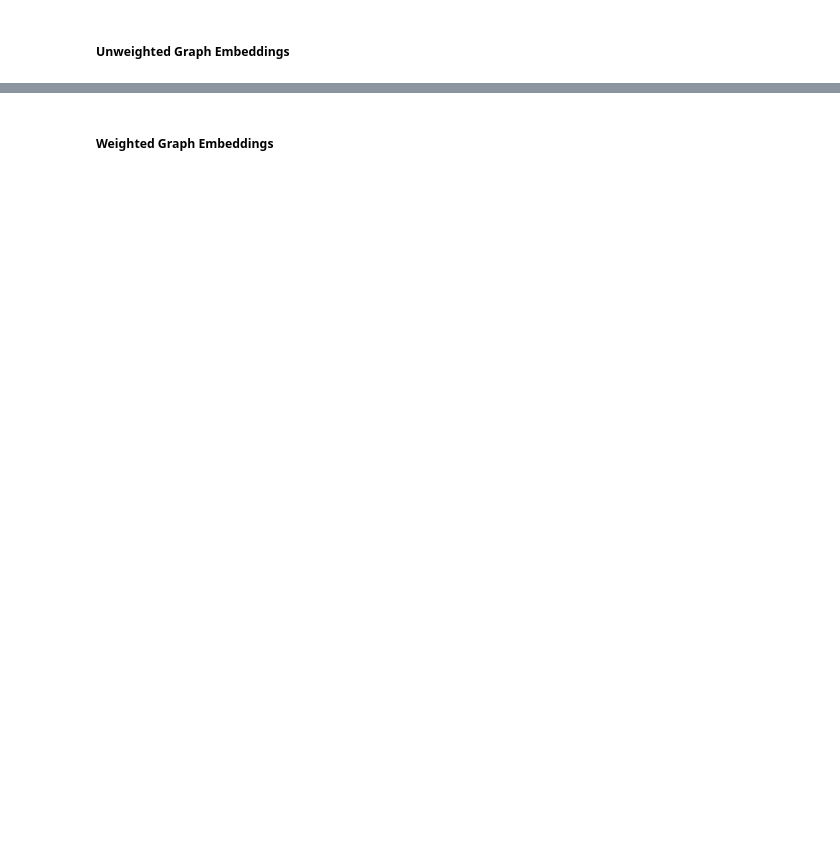
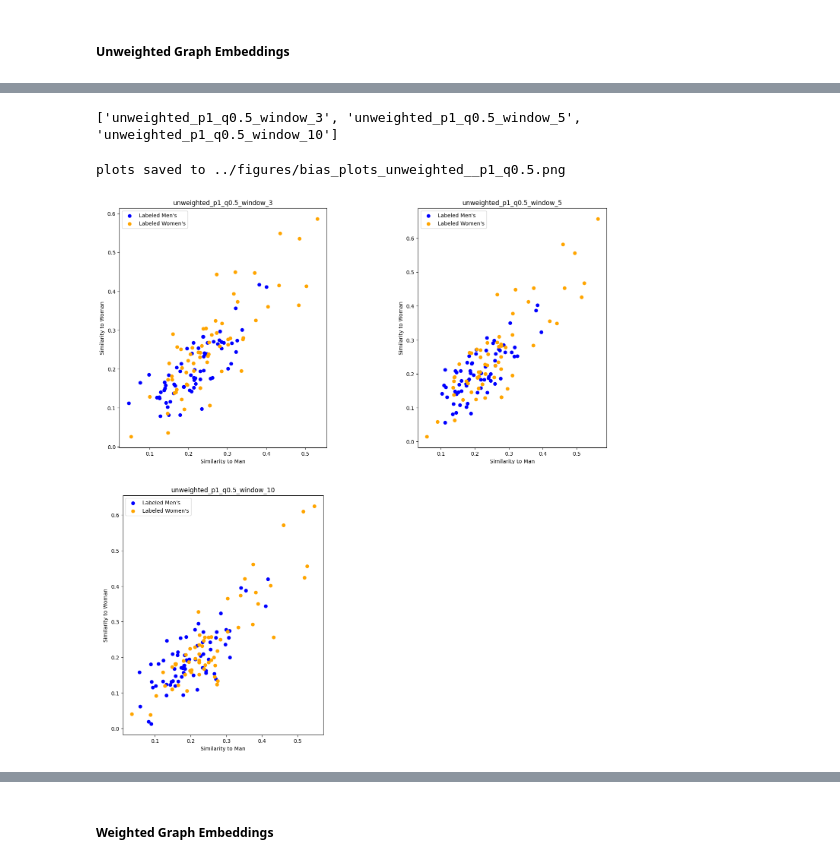
Before and after one commit to n-smith-byu/LING581-Natural-Language-Processing-BYU, a Jupyter notebook: src/GraphAndModelEvaluation.ipynb, the cells around one changed output, grey strips where cells are left out. Saved outputs shown, nothing was run; the diff lists cells and outputs as text; code cells hidden in the pictures; blank space fills up the shorter version.

```diff
--- a/src/GraphAndModelEvaluation.ipynb
+++ b/src/GraphAndModelEvaluation.ipynb
@@ -468,3 +604,7 @@ display_and_save_bias_plots(model_list=unweighted_graph_models, p=1, q=0.25)
 # %%
-display_and_save_bias_plots(model_list=unweighted_graph_models, p=1, q=0.5)
+display_and_save_bias_plots(model_list=unweighted_graph_models, label='unweighted', p=1, q=0.5)
+# %% [output]
+['unweighted_p1_q0.5_window_3', 'unweighted_p1_q0.5_window_5', 'unweighted_p1_q0.5_window_10']
+plots saved to ../figures/bias_plots_unweighted__p1_q0.5.png
+[figure, added]
 # %%
```
Also changed, not shown: parts of 21 cells of this notebook, 11 other files.
